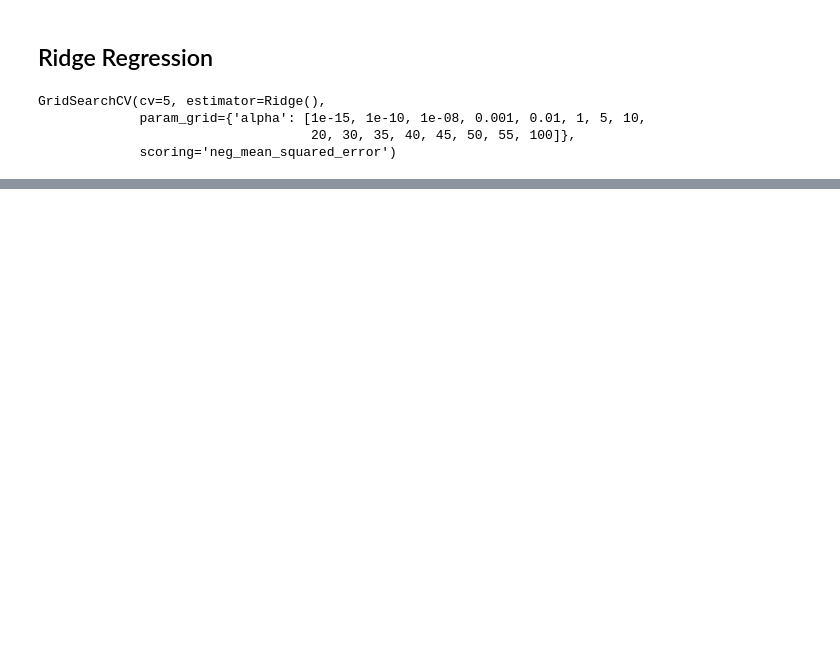
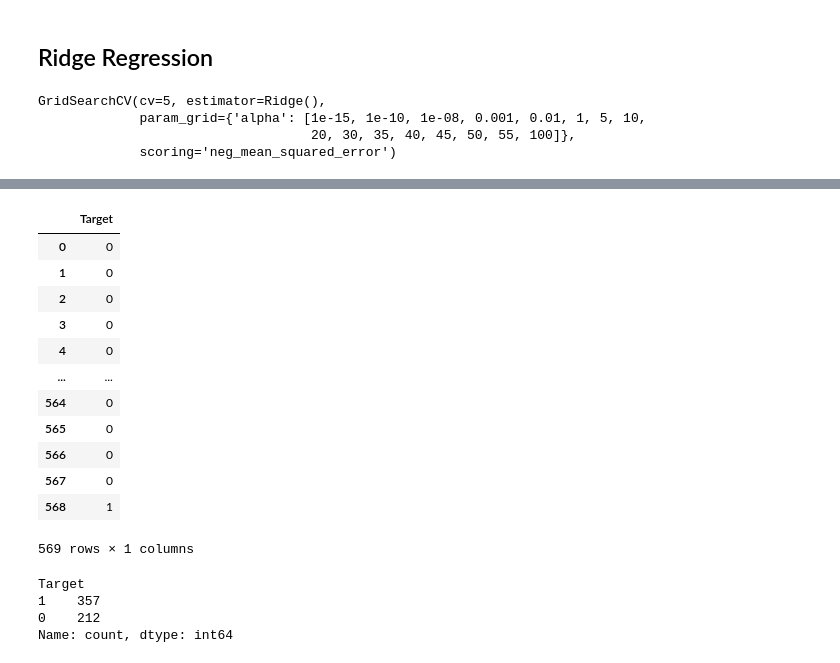
Before and after one commit to DipakPaswan-015/ML_study, a Jupyter notebook: linear_regression.ipynb, the cells around one changed output, grey strips where cells are left out. Drawn from its saved outputs; the diff is of its cells as text; code cells hidden in the pictures; blank space fills up the shorter version.

```diff
--- a/linear_regression.ipynb
+++ b/linear_regression.ipynb
@@ -138,0 +167,25 @@ np.float64(-35.53158022069486)
+# %%
+#Dependet Features
+Y = pd.DataFrame(df['target'],columns=["Target"])
+Y
+# %% [output]
+|  | Target |
+| 0 | 0 |
+| 1 | 0 |
+| 2 | 0 |
+| 3 | 0 |
+| 4 | 0 |
+| ... | ... |
+| 564 | 0 |
+| 565 | 0 |
+| 566 | 0 |
+| 567 | 0 |
+| 568 | 1 |
+569 rows × 1 columns
+# %%
+Y["Target"].value_counts()
+# %% [output]
+Target
+1    357
+0    212
+Name: count, dtype: int64
```
Also changed, not shown: parts of 27 cells of this notebook, 1 other file.
